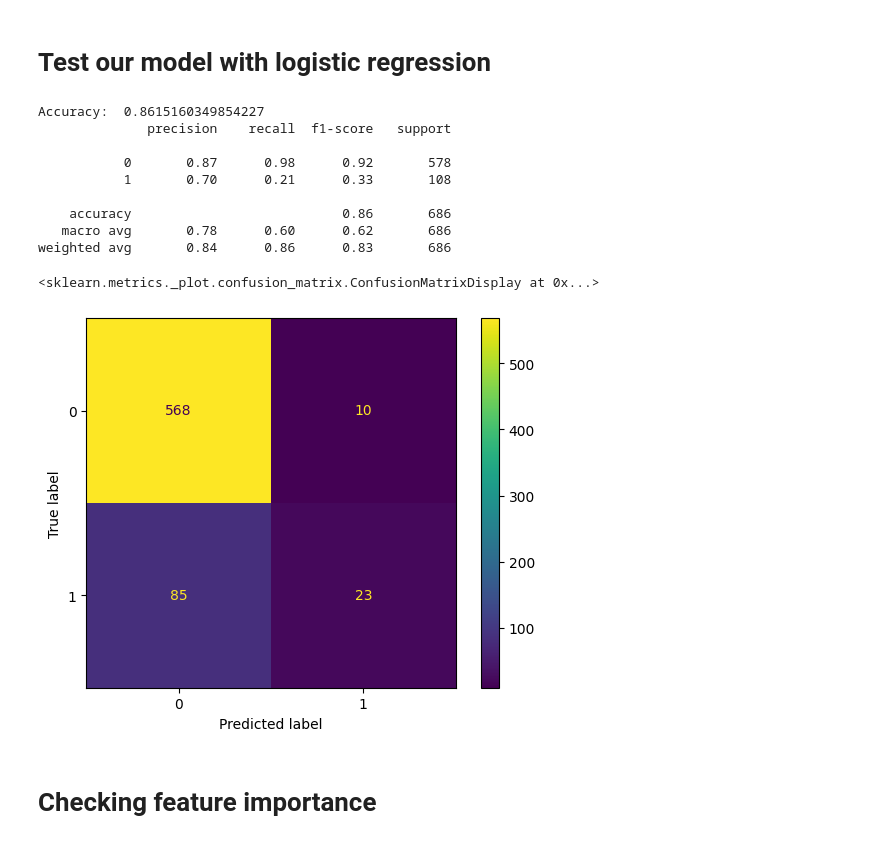
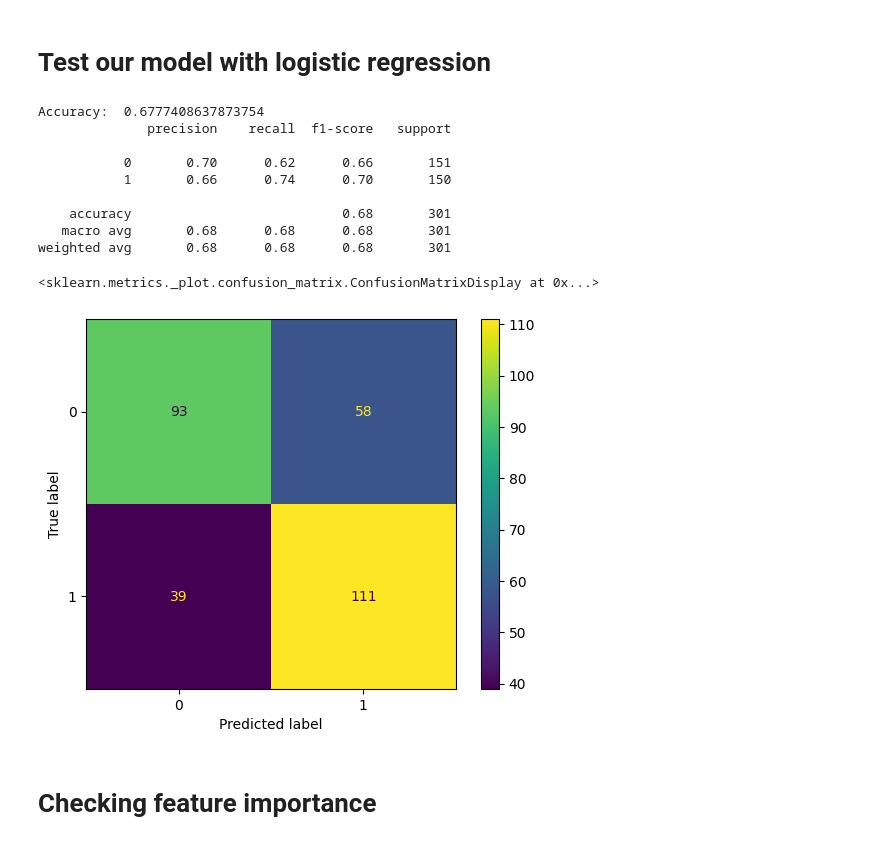
Before and after one commit to LuAsm/Tweet_sentiment_predict, a Jupyter notebook: notebooks/Tweet_modelling.ipynb, the cells around one changed output. Drawn from its saved outputs; the diff is of its cells as text; code cells hidden in the pictures.

```diff
--- a/notebooks/Tweet_modelling.ipynb
+++ b/notebooks/Tweet_modelling.ipynb
@@ -510,0 +480,6 @@ train_df, test_df = train_test_split(df)
+# %%
+x = df_downsampled["Tweet"]
+y = df_downsampled["label"]
+# %%
+
+x_train, x_test, y_train, y_test = train_test_split(x, y, test_size=0.33, random_state=4, stratify=y)
@@ -511,5 +498,5 @@ train_df, test_df = train_test_split(df)
 # %%
-pipeline.fit(train_df["Tweet"].values, train_df["label"].values)
+pipeline.fit(x_train.values, y_train)
 # %% [output]
 Pipeline(steps=[('cleaning', TextTransformer()),
                 ('vectorizer', CountVectorizer()),
@@ -517,29 +504,29 @@ Pipeline(steps=[('cleaning', TextTransformer()),
 # %% [markdown]
 # Test our model with logistic regression
 # %%
-y_true = test_df["label"].values
+y_true = y_test
 
-predictions = pipeline.predict(test_df["Tweet"].values)
+predictions = pipeline.predict(x_test.values)
 
 print("Accuracy: ", accuracy_score(y_true, predictions))
 print(classification_report(y_true, predictions))
 # %% [output]
-Accuracy:  0.8615160349854227
+Accuracy:  0.6777408637873754
               precision    recall  f1-score   support
 
-           0       0.87      0.98      0.92       578
-           1       0.70      0.21      0.33       108
+           0       0.70      0.62      0.66       151
+           1       0.66      0.74      0.70       150
 
-    accuracy                           0.86       686
-   macro avg       0.78      0.60      0.62       686
-weighted avg       0.84      0.86      0.83       686
+    accuracy                           0.68       301
+   macro avg       0.68      0.68      0.68       301
+weighted avg       0.68      0.68      0.68       301
 # %%
-cm = confusion_matrix(test_df["label"], predictions, labels=test_df["label"].unique())
-disp = ConfusionMatrixDisplay(confusion_matrix=cm, display_labels=test_df["label"].unique())
+cm = confusion_matrix(y_test, predictions, labels=y_test.unique())
+disp = ConfusionMatrixDisplay(confusion_matrix=cm, display_labels=y_test.unique())
 disp.plot()
 # %% [output]
 <sklearn.metrics._plot.confusion_matrix.ConfusionMatrixDisplay at 0x...>
-[figure, old version]
+[figure, new version]
 # %% [markdown]
 # Checking feature importance
 # %%
```
Also changed, not shown: parts of 54 cells of this notebook, 6 other files.
